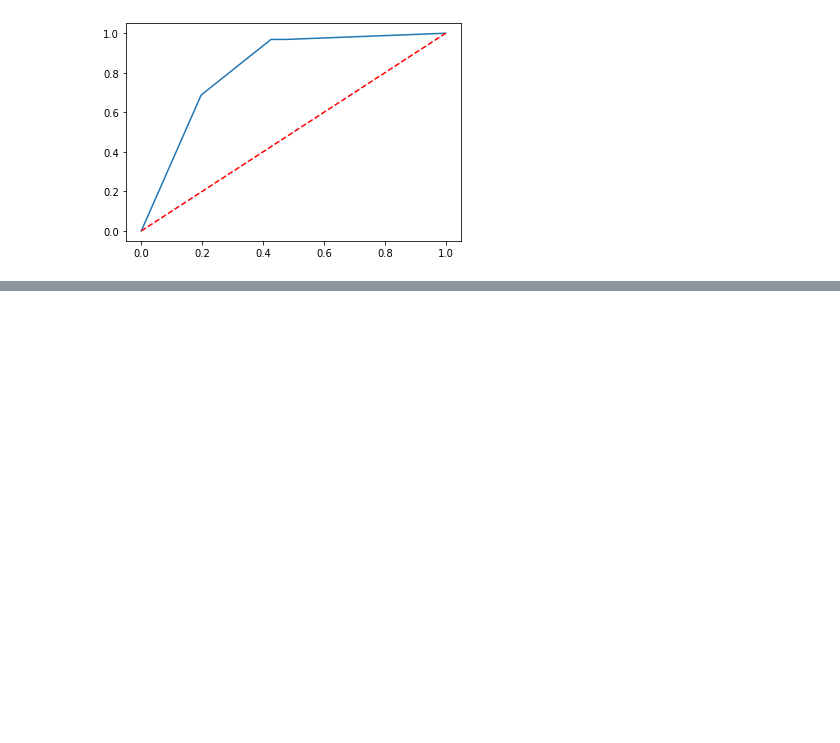
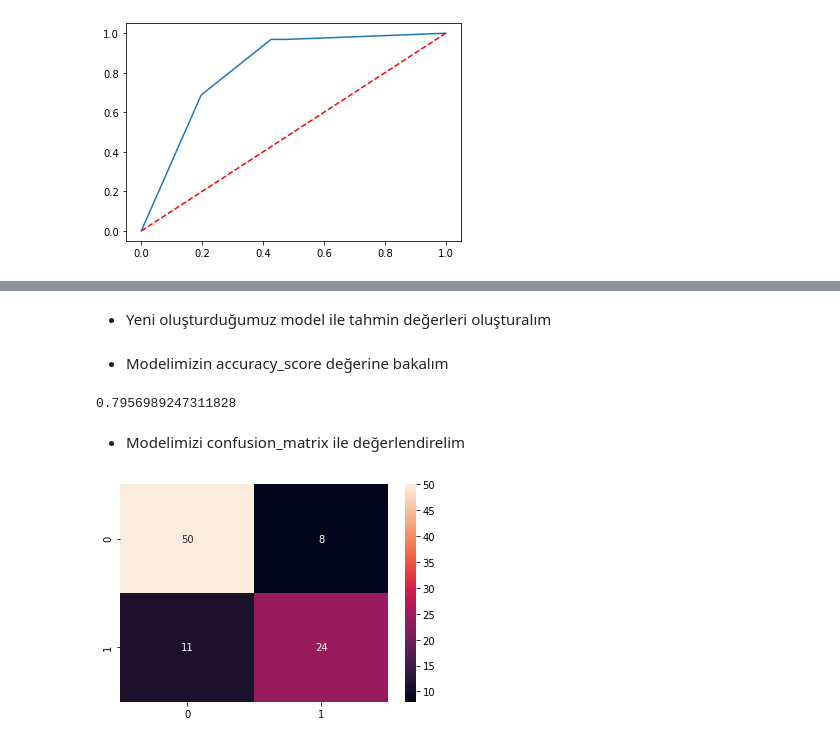
Before and after one commit to TheKoray/KNN-Tree-Ensemble-Algorithms, a Jupyter notebook: Biomechanical.ipynb, the cells around one changed output, grey strips where cells are left out. Drawn from its saved outputs; the diff is of its cells as text; code cells hidden in the pictures; blank space fills up the shorter version.

```diff
--- a/Biomechanical.ipynb
+++ b/Biomechanical.ipynb
@@ -1067,0 +1130,2 @@ plt.plot([0,1],[0,1],'r--');
+# %%
+rf_cv.fit(x_train,y_train)
@@ -1067,0 +1235,2 @@ plt.plot([0,1],[0,1],'r--');
+# %%
+rf_tuned = RandomForestClassifier(max_depth=8,max_features=2,n_estimators=100)
@@ -1067,0 +1239,2 @@ plt.plot([0,1],[0,1],'r--');
+# %%
+rf_tuned.fit(x_train,y_train)
@@ -1067,0 +1250,22 @@ plt.plot([0,1],[0,1],'r--');
+# %% [markdown]
+- Yeni oluşturduğumuz model ile tahmin değerleri oluşturalım
+# %%
+y_pred_tuned = rf_tuned.predict(x_test)
+# %% [markdown]
+- Modelimizin accuracy_score değerine bakalım
+# %%
+from sklearn.metrics import accuracy_score
+
+accuracy_score(y_pred_tuned,y_test)
+# %% [output]
+0.7956989247311828
+# %% [markdown]
+- Modelimizi confusion_matrix ile değerlendirelim
+# %%
+from sklearn.metrics import confusion_matrix
+import seaborn as sns
+
+cm_tuned = confusion_matrix(y_pred_tuned,y_test)
+sns.heatmap(cm_tuned, annot=True);
+# %% [output]
+[figure, added]
```
Also changed, not shown: parts of 21 cells of this notebook.
